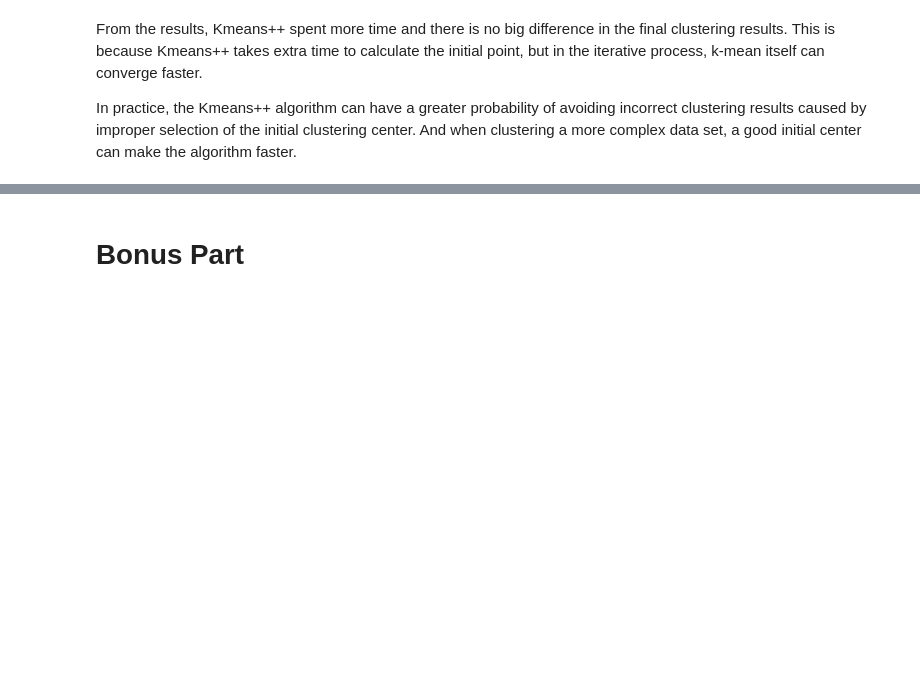
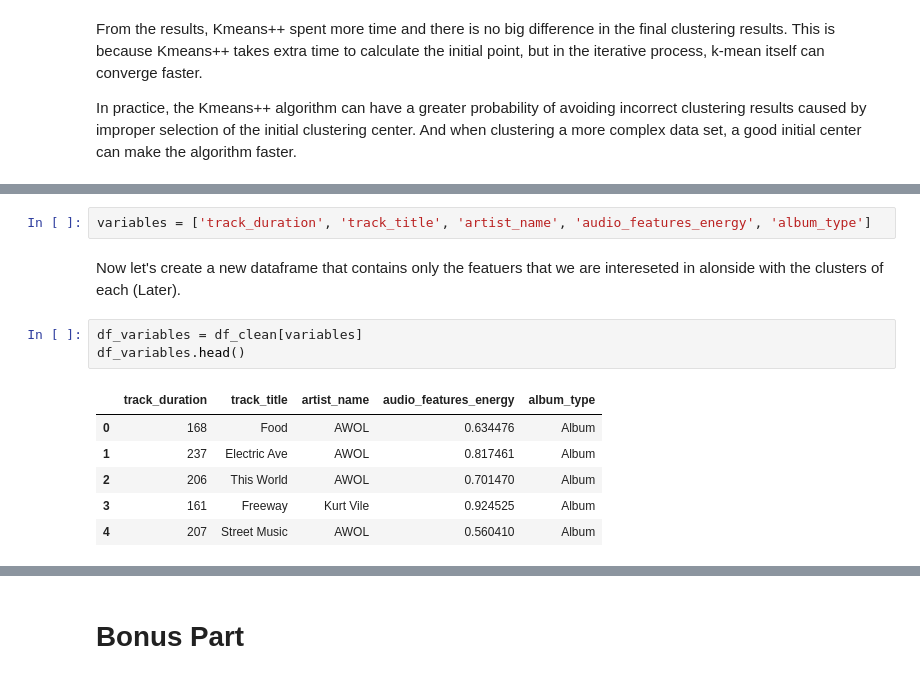
Before and after one commit to Requiem98/ADM-HW4, a Jupyter notebook: main.ipynb, the cells around one changed output, grey strips where cells are left out. Saved outputs shown, nothing was run; the diff lists cells and outputs as text; blank space fills up the shorter version.

```diff
--- a/main.ipynb
+++ b/main.ipynb
@@ -1525,0 +1539,14 @@ In practice, the Kmeans++ algorithm can have a greater probability of avoiding i
+# %%
+variables = ['track_duration', 'track_title', 'artist_name', 'audio_features_energy', 'album_type']
+# %% [markdown]
+Now let's create a new dataframe that contains only the featuers that we are intereseted in alonside with the clusters of each (Later).
+# %%
+df_variables = df_clean[variables]
+df_variables.head()
+# %% [output]
+|  | track_duration | track_title | artist_name | audio_features_energy | album_type |
+| 0 | 168 | Food | AWOL | 0.634476 | Album |
+| 1 | 237 | Electric Ave | AWOL | 0.817461 | Album |
+| 2 | 206 | This World | AWOL | 0.701470 | Album |
+| 3 | 161 | Freeway | Kurt Vile | 0.924525 | Album |
+| 4 | 207 | Street Music | AWOL | 0.560410 | Album |
```
Also changed, not shown: parts of 43 cells of this notebook.
